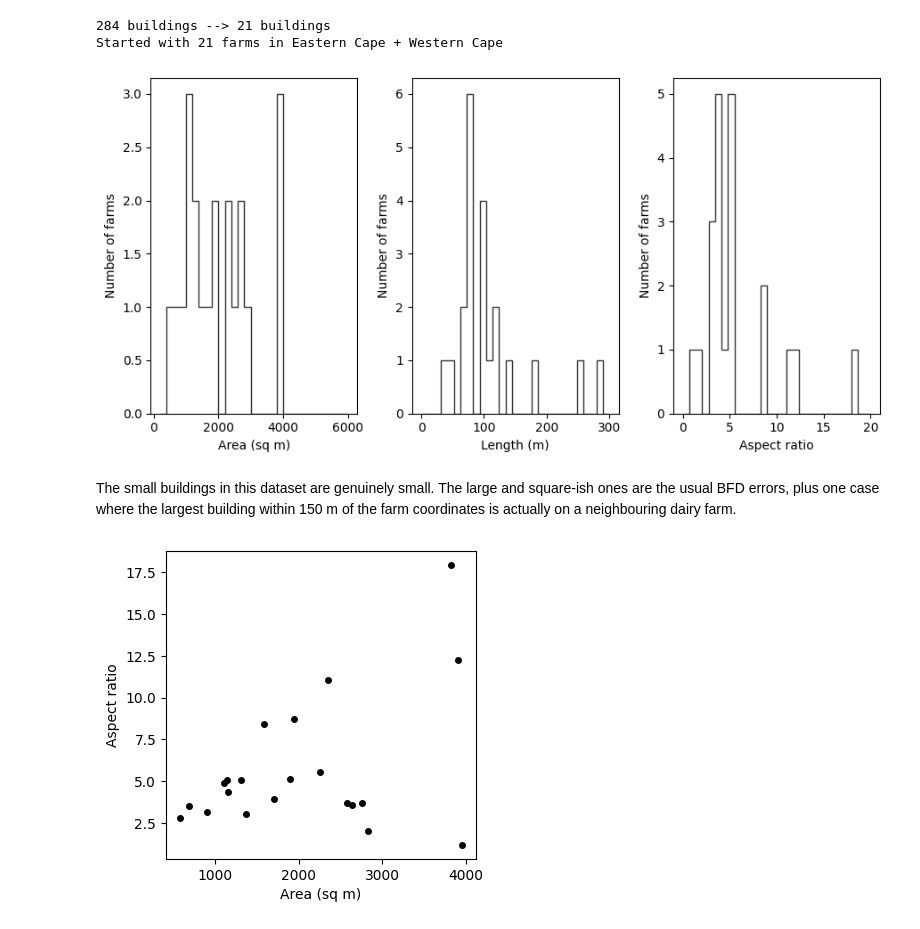
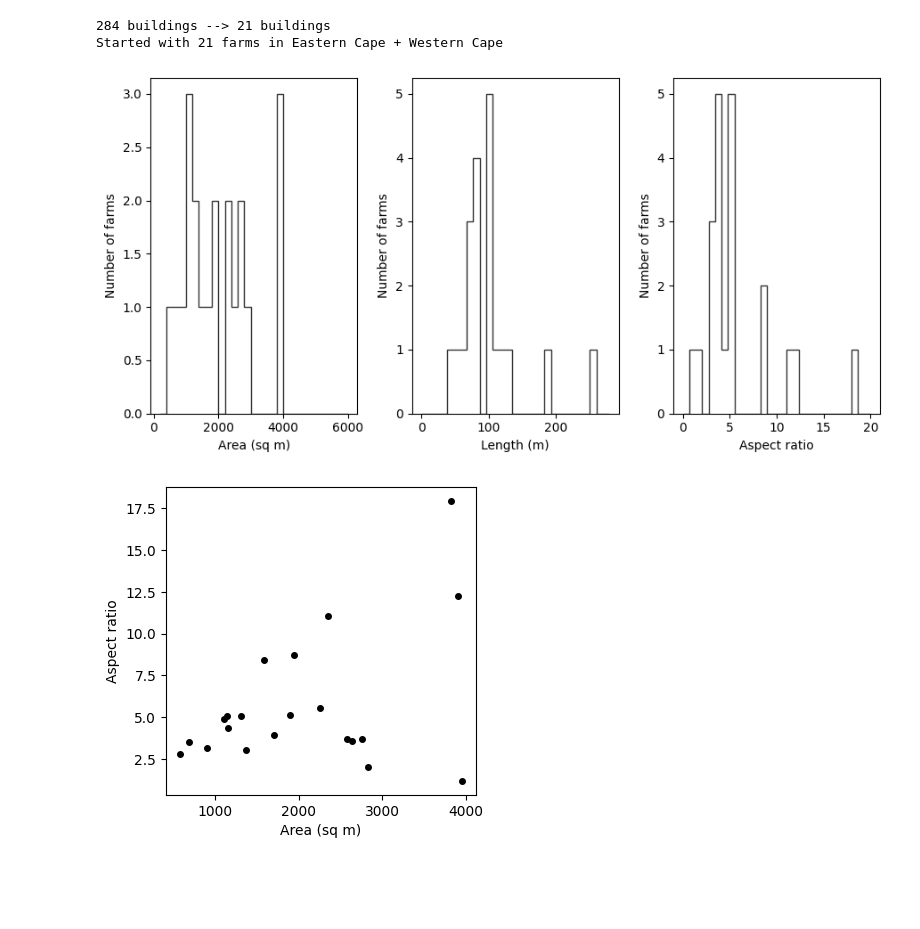
Before and after one commit to rachelemason/CAFO-AI, a Jupyter notebook: 4_SouthAfrica.ipynb, the cells around one changed output. Saved outputs shown, nothing was run; the diff lists cells and outputs as text; code cells hidden in the pictures; blank space fills up the shorter version.

```diff
--- a/4_SouthAfrica.ipynb
+++ b/4_SouthAfrica.ipynb
@@ -136,38 +119,32 @@ print(f"There are {len(other_buildings)} buildings >{not_farm_dist} m from\
 # %% [output]
 There are 284 buildings within 150 m of farm coords
 There are 569353 buildings >1000 m from farm coords (any farm type)
-# %%
-# Calculate the lengths and aspect ratios of those buildings
-farm_buildings = explore.get_dimensions(farm_buildings, crs=crs)
 # %%
-# Drop all but the largest building per farm
+# Drop all but the largest building per farm, calculate the lengths and aspect
+# ratios of the remaining buildings
 
 max_farm_bldgs = farm_buildings.sort_values('Area (sq m)', ascending=False)\
                               .drop_duplicates(['Parent coords'])
 print(f"{len(farm_buildings)} buildings --> {len(max_farm_bldgs)} buildings")
-
 temp = farms[farms['Region'].isin(["Eastern Cape", "Western Cape"])]
 print(f"Started with {len(temp)} farms in Eastern Cape + Western Cape")
+
+max_farm_bldgs = explore.get_dimensions(max_farm_bldgs, crs=crs)
 # %% [output]
 284 buildings --> 21 buildings
 Started with 21 farms in Eastern Cape + Western Cape
 # %%
-bins = {}
-bins['Area (sq m)'] = np.linspace(min_building_size, 6000, 30)
-bins['Length (m)'] = np.linspace(0, 300, 30)
-bins['Aspect ratio'] = np.linspace(0, 20, 30)
+bins = explore.define_bins()
 
 _, axes = plt.subplots(1, 3, figsize=(9, 4.5))
 for col, ax in zip(["Area (sq m)", "Length (m)", "Aspect ratio"], axes):
   ax.hist(max_farm_bldgs[col], bins[col], histtype='step', color='0.2')
   ax.set_xlabel(col)
   ax.set_ylabel("Number of farms")
 
 plt.tight_layout()
 # %% [output]
-[figure, old version]
+[figure, new version]
-# %% [markdown]
-The small buildings in this dataset are genuinely small. The large and square-ish ones are the usual BFD errors, plus one case where the largest building within 150 m of the farm coordinates is actually on a neighbouring dairy farm.
 # %%
 _, ax = plt.subplots(1, 1, figsize=(4, 4))
 ax.plot(max_farm_bldgs['Area (sq m)'], max_farm_bldgs["Aspect ratio"], "ko", ms=4)
```
Also changed, not shown: parts of 6 cells of this notebook, 1 other file.
